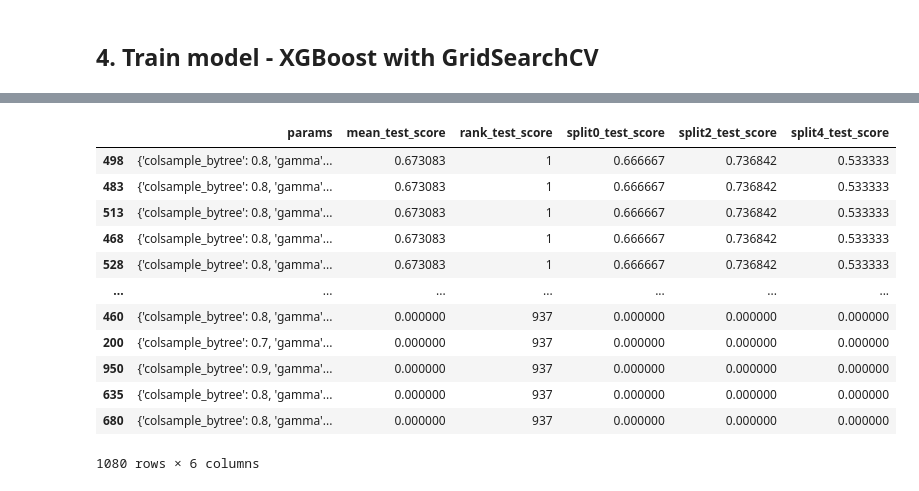
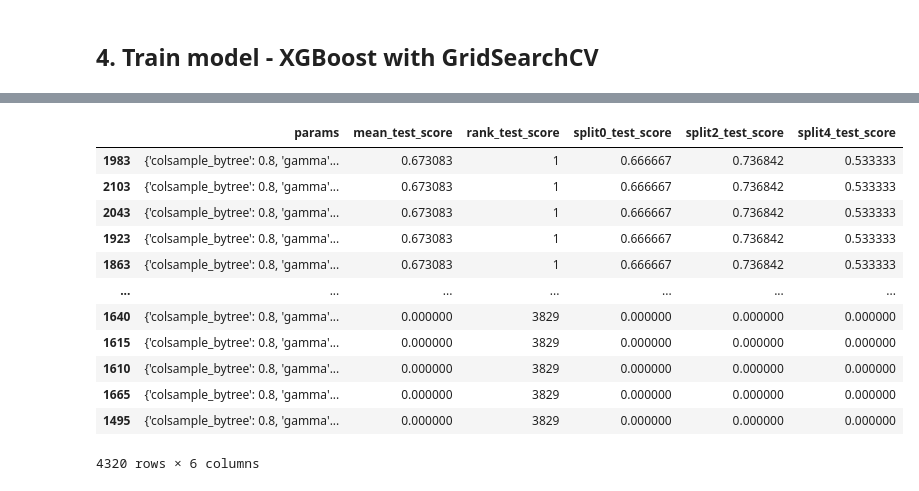
Before and after one commit to sam351/competitions, a Jupyter notebook: dacon_covid-19/ML/COVID_ML_05_XGBoost-GridSearchCV-final-model.ipynb, the cells around one changed output, grey strips where cells are left out. Drawn from its saved outputs; the diff is of its cells as text; code cells hidden in the pictures.

Commit message:
Modify COVID_ML_05_XGBoost-GridSearchCV-final-model.ipynb (to perform more GridSearchCV)

```diff
--- a/dacon_covid-19/ML/COVID_ML_05_XGBoost-GridSearchCV-final-model.ipynb
+++ b/dacon_covid-19/ML/COVID_ML_05_XGBoost-GridSearchCV-final-model.ipynb
@@ -253,9 +256,9 @@ start = time.time()
 # Train model
 xgb = XGBClassifier(random_state=0, n_jobs=-1)
 xgb_param = {
+    'n_estimators': [100, 200, 300, 400],
     'min_child_weight': [1, 2, 3],
     'gamma': [1.5, 2, 2.5, 3],
-    'subsample': [0.1, 0.3, 0.5, 0.6, 0.7],
     'colsample_bytree': [0.7, 0.8, 0.9],
     'max_depth': [5, 6, 7, 8, 9, 10]
 }
@@ -273,21 +276,21 @@ GridSearchCV 최적 파라미터: {'colsample_bytree': 0.8, 'gamma': 2, 'max_dep
 GridSearchCV 최고 정확도: 0.6731
 # %%
-scores_df = pd.DataFrame(grid_xgb.cv_results_)
+scores_df = pd.DataFrame(grid_xgb.cv_results_).sort_values('rank_test_score')
 scores_df[['params', 'mean_test_score', 'rank_test_score',
-           'split0_test_score', 'split2_test_score', 'split4_test_score']].sort_values('rank_test_score')
+           'split0_test_score', 'split2_test_score', 'split4_test_score']]
 # %% [output]
 |  | params | mean_test_score | rank_test_score | split0_test_score | split2_test_score | split4_test_score |
-| 498 | {'colsample_bytree': 0.8, 'gamma'... | 0.673083 | 1 | 0.666667 | 0.736842 | 0.533333 |
-| 483 | {'colsample_bytree': 0.8, 'gamma'... | 0.673083 | 1 | 0.666667 | 0.736842 | 0.533333 |
-| 513 | {'colsample_bytree': 0.8, 'gamma'... | 0.673083 | 1 | 0.666667 | 0.736842 | 0.533333 |
-| 468 | {'colsample_bytree': 0.8, 'gamma'... | 0.673083 | 1 | 0.666667 | 0.736842 | 0.533333 |
-| 528 | {'colsample_bytree': 0.8, 'gamma'... | 0.673083 | 1 | 0.666667 | 0.736842 | 0.533333 |
+| 1983 | {'colsample_bytree': 0.8, 'gamma'... | 0.673083 | 1 | 0.666667 | 0.736842 | 0.533333 |
+| 2103 | {'colsample_bytree': 0.8, 'gamma'... | 0.673083 | 1 | 0.666667 | 0.736842 | 0.533333 |
+| 2043 | {'colsample_bytree': 0.8, 'gamma'... | 0.673083 | 1 | 0.666667 | 0.736842 | 0.533333 |
+| 1923 | {'colsample_bytree': 0.8, 'gamma'... | 0.673083 | 1 | 0.666667 | 0.736842 | 0.533333 |
+| 1863 | {'colsample_bytree': 0.8, 'gamma'... | 0.673083 | 1 | 0.666667 | 0.736842 | 0.533333 |
 | ... | ... | ... | ... | ... | ... | ... |
-| 460 | {'colsample_bytree': 0.8, 'gamma'... | 0.000000 | 937 | 0.000000 | 0.000000 | 0.000000 |
-| 200 | {'colsample_bytree': 0.7, 'gamma'... | 0.000000 | 937 | 0.000000 | 0.000000 | 0.000000 |
-| 950 | {'colsample_bytree': 0.9, 'gamma'... | 0.000000 | 937 | 0.000000 | 0.000000 | 0.000000 |
-| 635 | {'colsample_bytree': 0.8, 'gamma'... | 0.000000 | 937 | 0.000000 | 0.000000 | 0.000000 |
-| 680 | {'colsample_bytree': 0.8, 'gamma'... | 0.000000 | 937 | 0.000000 | 0.000000 | 0.000000 |
+| 1640 | {'colsample_bytree': 0.8, 'gamma'... | 0.000000 | 3829 | 0.000000 | 0.000000 | 0.000000 |
+| 1615 | {'colsample_bytree': 0.8, 'gamma'... | 0.000000 | 3829 | 0.000000 | 0.000000 | 0.000000 |
+| 1610 | {'colsample_bytree': 0.8, 'gamma'... | 0.000000 | 3829 | 0.000000 | 0.000000 | 0.000000 |
+| 1665 | {'colsample_bytree': 0.8, 'gamma'... | 0.000000 | 3829 | 0.000000 | 0.000000 | 0.000000 |
+| 1495 | {'colsample_bytree': 0.8, 'gamma'... | 0.000000 | 3829 | 0.000000 | 0.000000 | 0.000000 |
-1080 rows × 6 columns
+4320 rows × 6 columns
 # %%
 # Train final model
```
Also changed, not shown: parts of 5 cells of this notebook.
